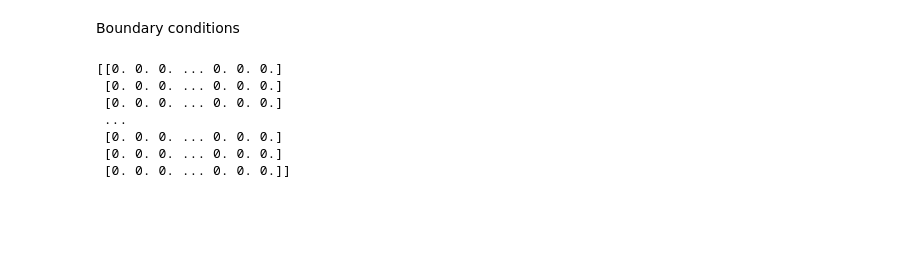
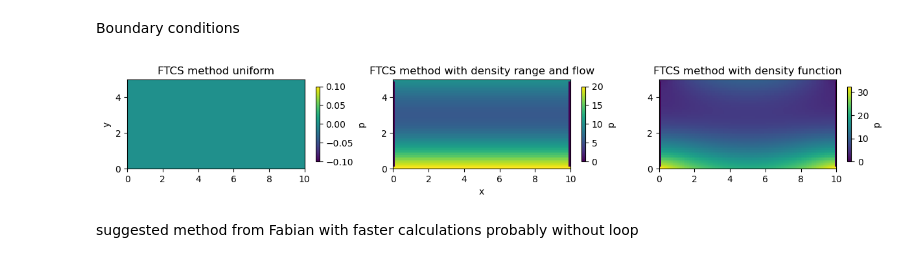
Before and after one commit to asliddinkhudoyberdiev/compPhys, a Jupyter notebook: diffusion2D.ipynb, the cells around one changed output. Saved outputs shown, nothing was run; the diff lists cells and outputs as text; code cells hidden in the pictures; blank space fills up the shorter version.

```diff
--- a/diffusion2D.ipynb
+++ b/diffusion2D.ipynb
@@ -21,28 +49,38 @@ Boundary conditions
 # %%
-def Jacobi_iter(p):
+def FTCS(pzero,initial,boundary_cond):
+    p=initial(pzero)
     p_new=np.copy(p)
     for n in range(nt):
-        p[0,:]=p[-2,:]
-        p[-1,:]=p[1,:]
-        p[:,0]=p[:,-2]
-        p[:,-1]=pin[:,1]
-        for i in range(1,nx-1):
-            for j in range(1,ny-1):
-                p_new[i,j]=0.25 * (p[i+1, j] + p[i-1, j] + p[i, j+1] + p[i, j-1])
-
+        p=boundary_cond(p)
+        for i in range(1,nx+1):
+            for j in range(1,ny+1):
+                p_new[i,j]=p[i,j]+D*dt/dx**2*(p[i+1,j]-2.0*p[i,j]+p[i-1,j])+D*dt/dy**2*(p[i,j+1]-2.0*p[i,j]+p[i,j-1])
         p[:] = p_new[:]
     return p
-# %%
-result=Jacobi_iter(pin)
-print(result)
-# %% [output]
-[[0. 0. 0. ... 0. 0. 0.]
- [0. 0. 0. ... 0. 0. 0.]
- [0. 0. 0. ... 0. 0. 0.]
- ...
- [0. 0. 0. ... 0. 0. 0.]
- [0. 0. 0. ... 0. 0. 0.]
- [0. 0. 0. ... 0. 0. 0.]]
-# %%
-pin[:, 0] = 20
-pin[:, -1] = 10
+# %%
+fig, ax = plt.subplots(1, 3, figsize=(15, 5))
+result0=FTCS(pin,initial_first,boundary_cond_first)
+neg0=ax[0].imshow(result0.T, extent=[0, Lx, 0, Ly], origin='lower', cmap='viridis', interpolation='nearest')
+fig.colorbar(neg0,ax=ax[0],location='right',anchor=(0, 0.5), shrink=0.3,label='p')
+ax[0].set_title('FTCS method uniform')
+ax[0].set_ylabel('y')
+
+pin=np.zeros((nx+2,ny+2))
+result1=FTCS(pin,initial_second,boundary_cond_sec_third_fourth)
+neg1=ax[1].imshow(result1.T, extent=[0, Lx, 0, Ly], origin='lower', cmap='viridis', interpolation='nearest')
+fig.colorbar(neg1,ax=ax[1],anchor=(0, 0.5), shrink=0.3,label='p')
+ax[1].set_title('FTCS method with density range and flow')
+ax[1].set_xlabel('x')
+
+
+pin=np.zeros((nx+2,ny+2))
+result2=FTCS(pin,initial_third,boundary_cond_sec_third_fourth)
+neg2=ax[2].imshow(result2.T, extent=[0, Lx, 0, Ly], origin='lower', cmap='viridis', interpolation='nearest')
+fig.colorbar(neg2,ax=ax[2],anchor=(0, 0.5), shrink=0.3,label='p')
+ax[2].set_title('FTCS method with density function')
+
+plt.show()
+# %% [output]
+[figure, added]
+# %% [markdown]
+ suggested method from Fabian with faster calculations probably without loop
```
Also changed, not shown: parts of 11 cells of this notebook, 1 other file.
